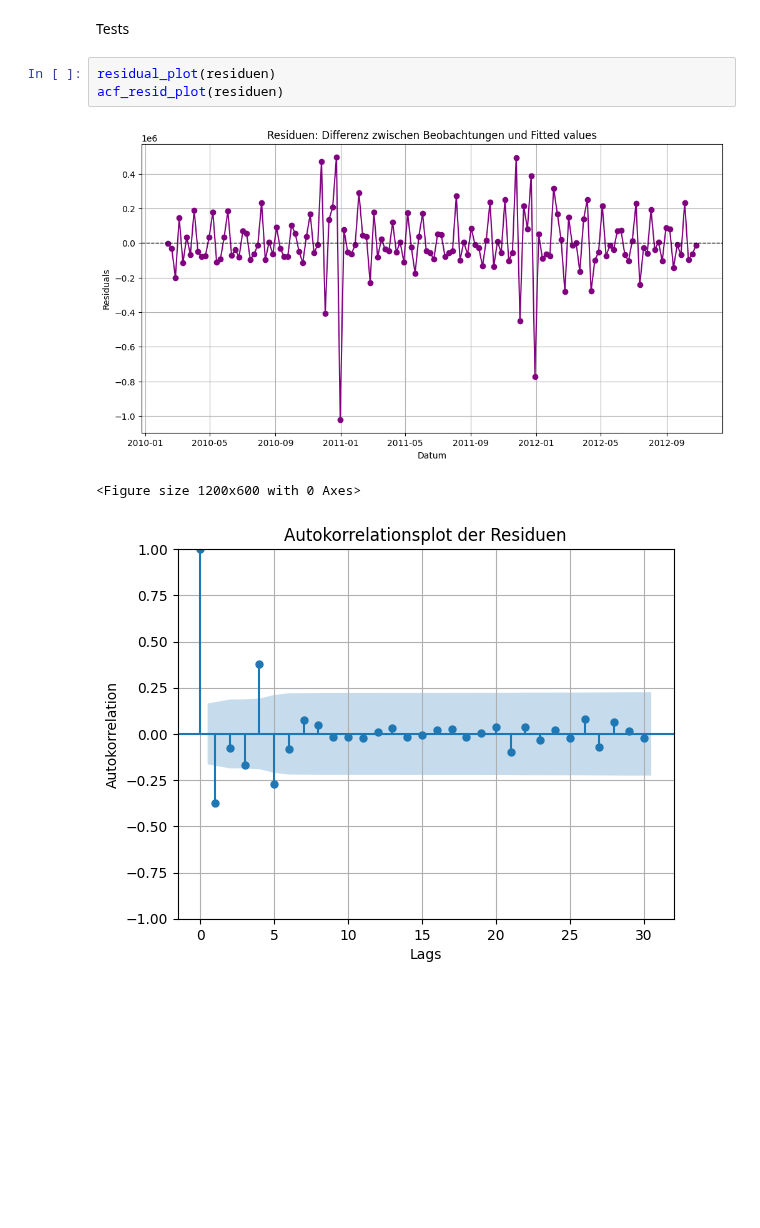
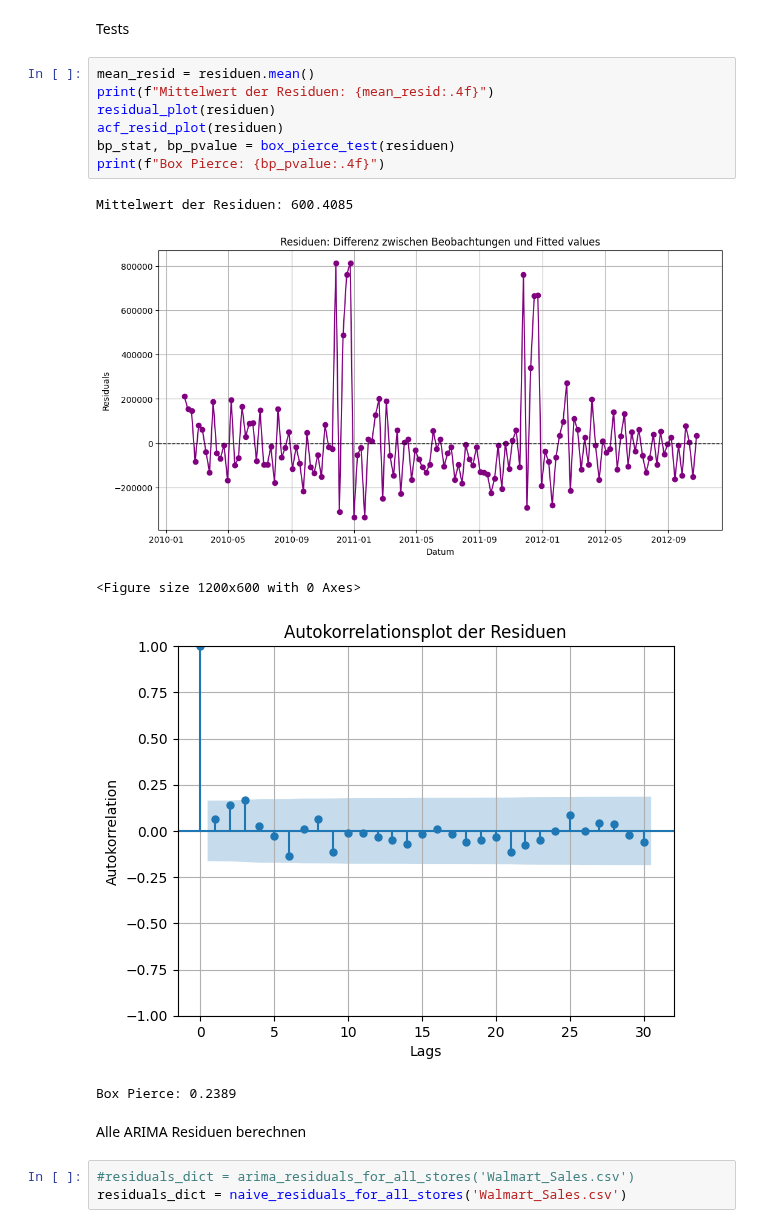
Before and after one commit to netalivo/Bachelor, a Jupyter notebook: main.ipynb, the cells around one changed output. Saved outputs shown, nothing was run; the diff lists cells and outputs as text; blank space fills up the shorter version.

```diff
--- a/main.ipynb
+++ b/main.ipynb
@@ -159,9 +141,20 @@ Mittelwert der Residuen: -1056.5575
 # %% [markdown]
 Tests
-# %%
-residual_plot(residuen)
-acf_resid_plot(residuen)
-# %% [output]
-[figure, removed]
-<Figure size 1200x600 with 0 Axes>
-[figure, removed]
+# %%
+mean_resid = residuen.mean()
+print(f"Mittelwert der Residuen: {mean_resid:.4f}")
+residual_plot(residuen)
+acf_resid_plot(residuen)
+bp_stat, bp_pvalue = box_pierce_test(residuen)
+print(f"Box Pierce: {bp_pvalue:.4f}")
+# %% [output]
+Mittelwert der Residuen: 600.4085
+[figure, added]
+<Figure size 1200x600 with 0 Axes>
+[figure, added]
+Box Pierce: 0.2389
+# %% [markdown]
+Alle ARIMA Residuen berechnen
+# %%
+#residuals_dict = arima_residuals_for_all_stores('Walmart_Sales.csv')
+residuals_dict = naive_residuals_for_all_stores('Walmart_Sales.csv')
```
Also changed, not shown: parts of 9 cells of this notebook, 1 other file.
